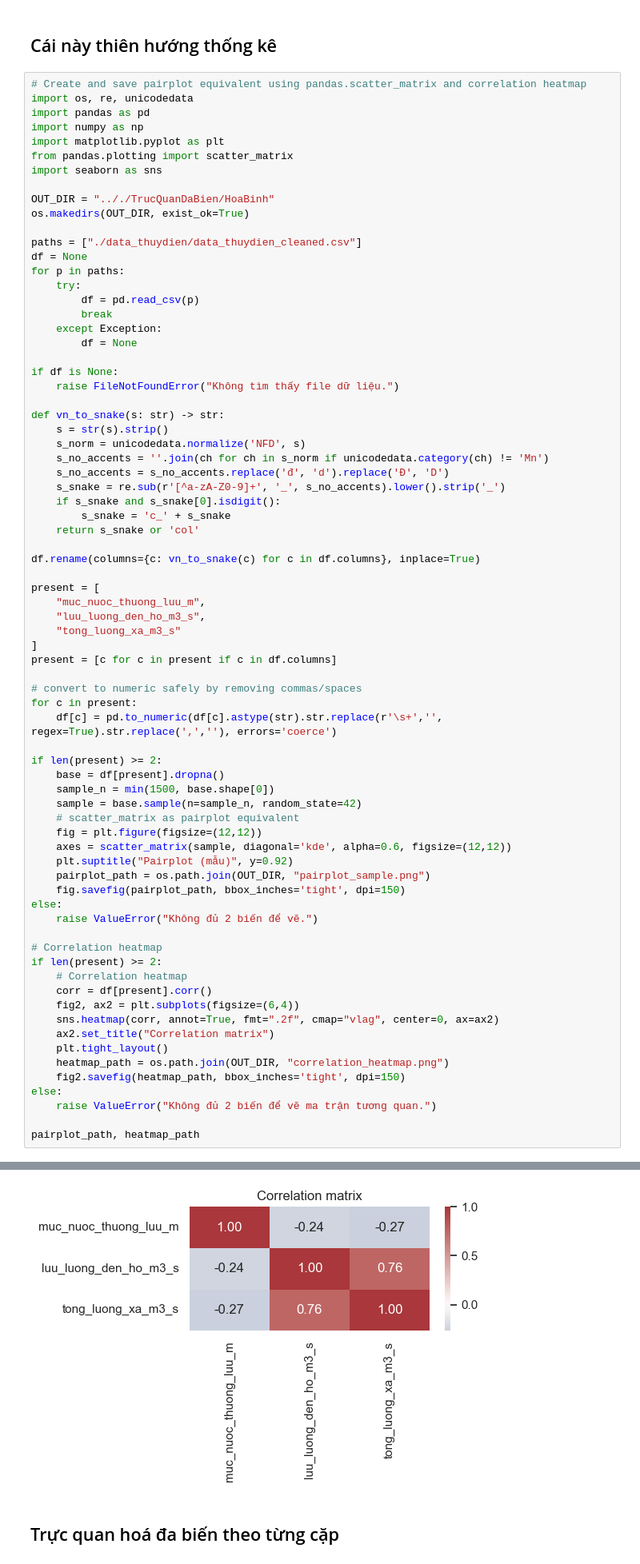
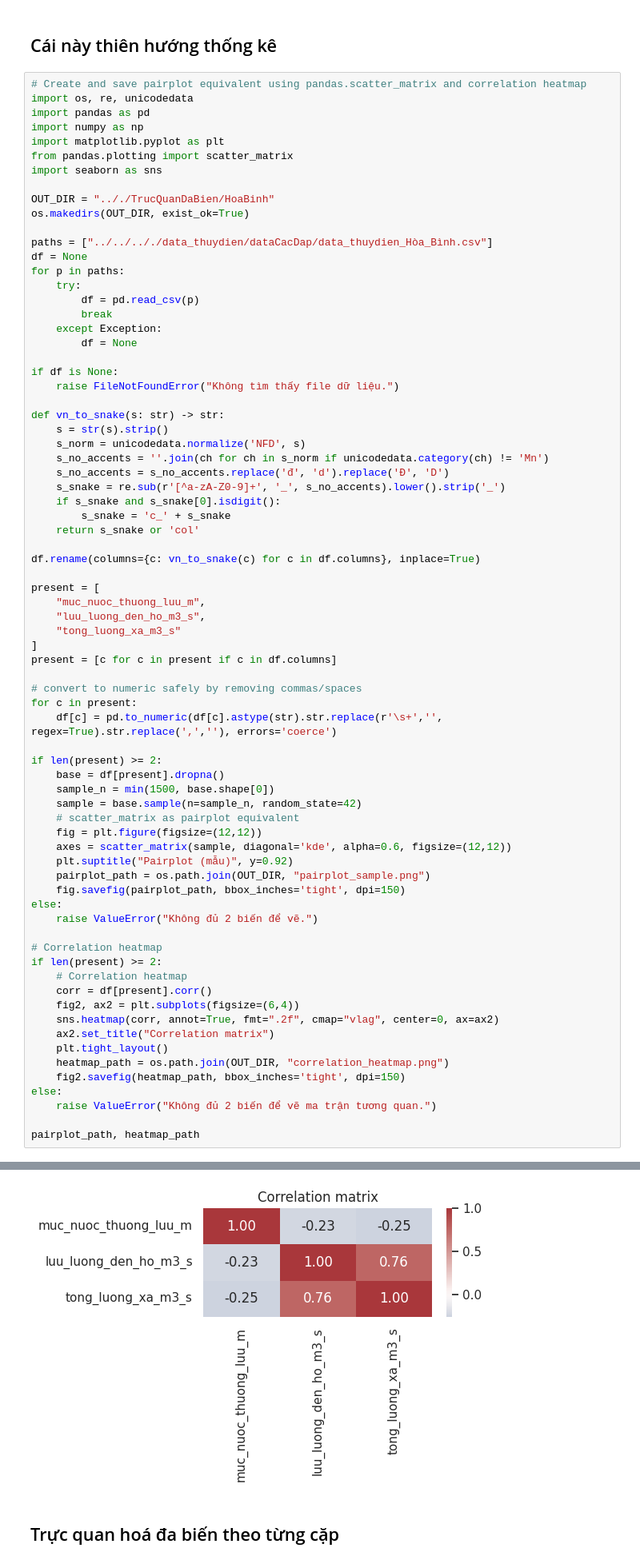
Before and after one commit to leducthanh041/CS313-DoAn, a Jupyter notebook: CuoiKi/EDA_ThuyDien/EDA_NoneDapXa/Code/03.EDA_HoaBinh.ipynb, the cells around one changed output, grey strips where cells are left out. Shown at 80% size. Drawn from its saved outputs; the diff is of its cells as text.

```diff
--- a/CuoiKi/EDA_ThuyDien/EDA_NoneDapXa/Code/03.EDA_HoaBinh.ipynb
+++ b/CuoiKi/EDA_ThuyDien/EDA_NoneDapXa/Code/03.EDA_HoaBinh.ipynb
@@ -431,7 +431,7 @@ import seaborn as sns
 OUT_DIR = ".././TrucQuanDaBien/HoaBinh"
 os.makedirs(OUT_DIR, exist_ok=True)
 
-paths = ["./data_thuydien/data_thuydien_cleaned.csv"]
+paths = ["../../.././data_thuydien/dataCacDap/data_thuydien_Hòa_Bình.csv"]
 df = None
 for p in paths:
     try:
@@ -501,4 +501,4 @@ pairplot_path, heatmap_path
-[figure, old version]
+[figure, new version]
 # %% [markdown]
 ## Trực quan hoá đa biến theo từng cặp
 # %% [markdown]
```
Also changed, not shown: parts of 10 cells of this notebook, 16 other files.
